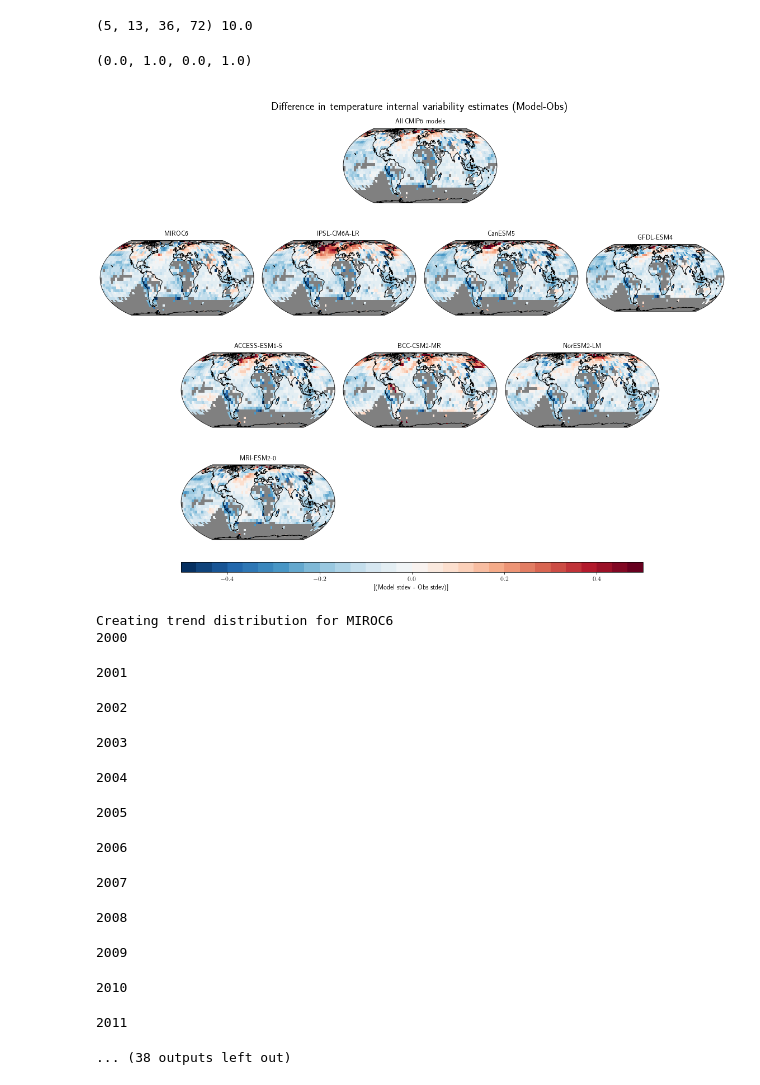
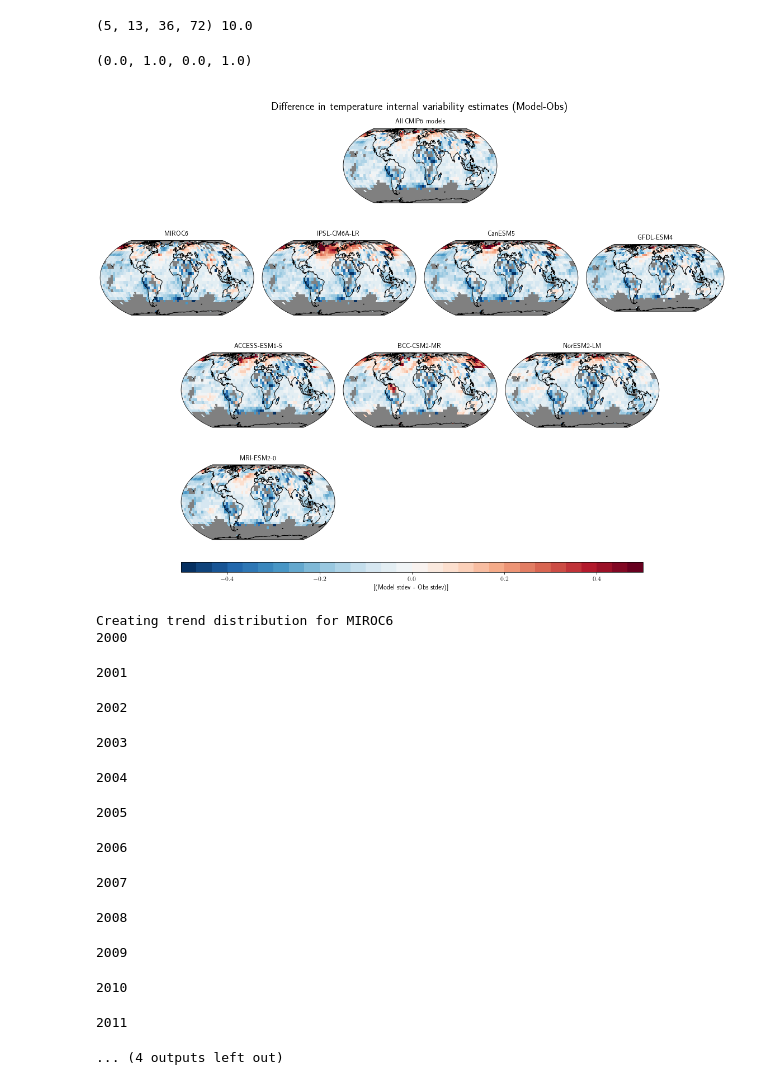
Before and after one commit to mcc-apsis/CVM3, a Jupyter notebook: 03_panel_attribution_temp.ipynb, the cells around one changed output. Cells and saved outputs as stored; diff of their text form; code cells hidden in the pictures.

```diff
--- a/03_panel_attribution_temp.ipynb
+++ b/03_panel_attribution_temp.ipynb
@@ -195,19 +195,19 @@ def butter(df):
 # %%
 def create_mask(df):
 
-    ##First check that the year is 'valid' i.e. 5 months are non nana
+    ##First check that the year is 'valid' i.e. 6 months are non nana
     df=df.reshape(-1,12,df.shape[1],df.shape[2])
     valid_idx=np.zeros([df.shape[0],36,72])
 
     for yr_idx in range(df.shape[0]):
-        valid_idx[yr_idx,:,:]=np.where(np.isnan(df[yr_idx,:,:,:]).sum(axis=0)>6,1,0)
+        valid_idx[yr_idx,:,:]=np.where(np.isnan(df[yr_idx,:,:,:]).sum(axis=0)>7,1,0)
 
     cutoff=valid_idx.shape[0]%5
     valid_idx=valid_idx[cutoff:,:,:].reshape(5,-1,36,72)
     mask_idx=np.zeros([5,36,72])
 
     for idx_block in range(5):
-        mask_idx[idx_block,:,:]=np.where(valid_idx[idx_block,:,:,:].sum(axis=0)>np.floor(0.2*valid_idx.shape[1]),
+        mask_idx[idx_block,:,:]=np.where(valid_idx[idx_block,:,:,:].sum(axis=0)>np.floor(0.8*valid_idx.shape[1]),
                                                np.nan,1)
     print(valid_idx.shape,np.floor(0.8*valid_idx.shape[1]))
     mask_idx=np.prod(mask_idx,axis=0)
@@ -263,14 +263,14 @@ for i in range(len(models)+1):
     if i==0:
         mod_pi_var=np.mean(np.stack(([np.nanstd(butter(y_pi[model][key]),axis=0) for model in y_pi.keys() for key in y_pi[model].keys()])),axis=0)
         nan_mask=~mask_1951
-        #mod_pi_var[nan_mask]=np.nan
+        mod_pi_var[nan_mask]=np.nan
 
         ax = plt.subplot(grid[i+1:i+3,(i_y+1)*10+5:(i_y+1)*10+15], projection=ccrs.EqualEarth())
 
     elif i<5:
         mod_pi_var=np.mean(np.stack(([np.nanstd(butter(y_pi[models[i-1]][key]),axis=0) for key in y_pi[models[i-1]].keys()])),axis=0)
         nan_mask=~mask_1951
-        #mod_pi_var[nan_mask]=np.nan
+        mod_pi_var[nan_mask]=np.nan
 
         ax = plt.subplot(grid[4:6,i_y*10:i_y*10+10], projection=ccrs.EqualEarth(central_longitude=0))
         i_y+=1
@@ -278,36 +278,36 @@ for i in range(len(models)+1):
     elif i>4:
         mod_pi_var=np.mean(np.stack(([np.nanstd(butter(y_pi[models[i-1]][key]),axis=0) for key in y_pi[models[i-1]].keys()])),axis=0)
         nan_mask=~mask_1951
-        #mod_pi_var[nan_mask]=np.nan
+        mod_pi_var[nan_mask]=np.nan
         if (i-5)%3==0:
             i_y=0
             ax = plt.subplot(grid[i+2:i+4,i_y*10+5:i_y*10+15], projection=ccrs.EqualEarth(central_longitude=0))
 
         else:
             ax = plt.subplot(grid[(i-5)-((i-5)%3)+7:(i-5)-((i-5)%3)+9,i_y*10+5:i_y*10+15], projection=ccrs.EqualEarth(central_longitude=0))
         i_y+=1
 
     ax.coastlines()
     mesh_1=ax.pcolormesh(lons, lats, (mod_pi_var-np.roll(hadcrut_var,36,axis=1)), transform=ccrs.PlateCarree(), cmap=plt.cm.get_cmap('RdBu_r',30), vmin=-0.5, vmax=0.5, rasterized=True)
     if i==0:
         ax.set_title("All CMIP6 models",y=1.02,fontsize=12)
     else:
         ax.set_title(models[i-1],y=1.02,fontsize=12)
     cmap_mesh=mesh_1.get_cmap()
     cmap_mesh.set_bad('gray')
     mesh_1.set_cmap(cmap_mesh)
 
 axtitle = plt.subplot(grid[0,6:-5])
 plt.title('Difference in temperature internal variability estimates (Model-Obs)',fontsize=20, y=0.4)
 plt.axis('off')
 
 axcbar = plt.subplot(grid[-1:,5:-5])
 cbar=plt.colorbar(mesh_1,orientation='horizontal',fraction=0.4,aspect=45)
 cbar.set_label('[(Model stdev - Obs stdev)]')
 plt.axis('off')
 # %% [output]
 (0.0, 1.0, 0.0, 1.0)
-[figure, old version]
+[figure, new version]
 # %%
 #create trend distributions for all-forcing and natural-forcing runs by resampling variability
 #from piControl runs
@@ -394,7 +394,7 @@ Creating trend distribution for MIROC6
 2009
 2010
 2011
-... (38 outputs left out)
+... (4 outputs left out)
 # %%
 #create array of trends containing all model values for starting time of interest
 for year in range(2000,2019):
```
Also changed, not shown: parts of 4 cells of this notebook, 3 other files.
